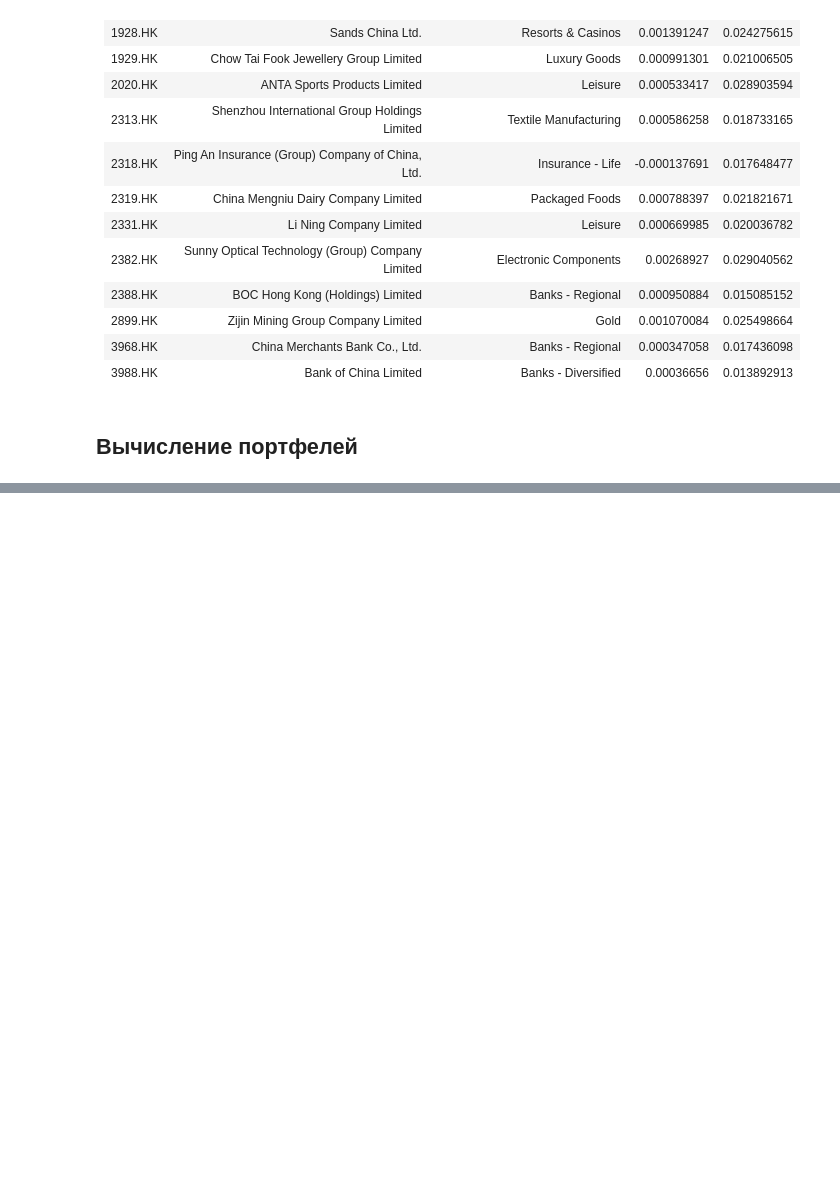
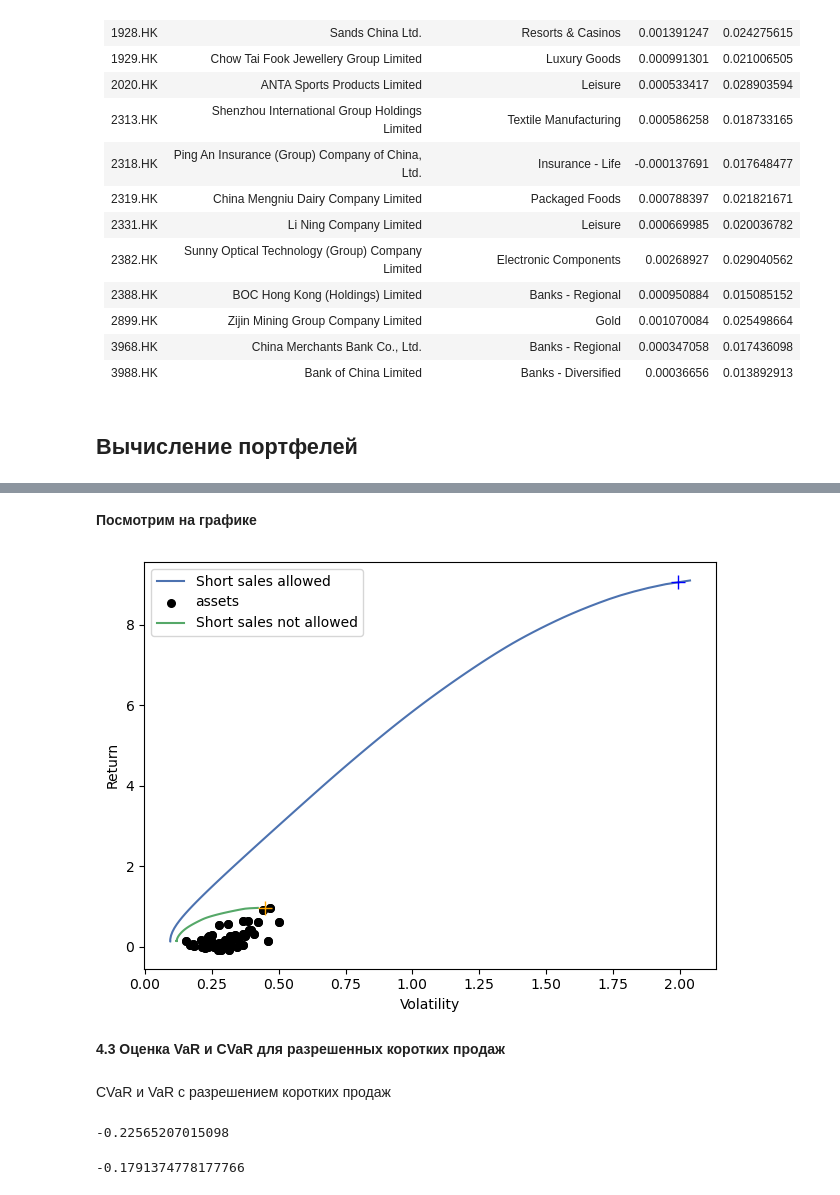
Before and after one commit to X-D-R/ChinaStockMarket, a Jupyter notebook: PortfolioProblem.ipynb, the cells around one changed output, grey strips where cells are left out. Drawn from its saved outputs; the diff is of its cells as text; code cells hidden in the pictures; blank space fills up the shorter version.

```diff
--- a/PortfolioProblem.ipynb
+++ b/PortfolioProblem.ipynb
@@ -312,0 +516,7 @@ plt.plot([0.118], [0.137], marker='+', color='black', markerfacecolor='red', mar
+# %%
+ef = EfficientFrontier(mu, Sigma, weight_bounds=(0,1))
+risk_avers_2=ef.max_quadratic_utility(risk_aversion=coeff, market_neutral=False)
+risk_avers_2_pwt=ef.clean_weights()
+pp = ef.portfolio_performance(verbose=True)
+portfolio_ra_2[0].append(pp[1])
+portfolio_ra_2[1].append(pp[0])
@@ -312,0 +536,16 @@ plt.plot([0.118], [0.137], marker='+', color='black', markerfacecolor='red', mar
+# %% [markdown]
+**Посмотрим на графике**
+# %%
+ef = EfficientFrontier(mu, Sigma, weight_bounds=(-1, 1))
+fig, ax = plt.subplots()
+plotting.plot_efficient_frontier(ef, ax=ax, show_assets=True, ef_param_range=np.linspace(0.00, 9.1, 100))
+ef = EfficientFrontier(mu, Sigma, weight_bounds=(0, 1))
+plotting.plot_efficient_frontier(ef, ax=ax, show_assets=True, ef_param_range=np.linspace(0.00, 0.96, 100))
+plt.plot(portfolio_ra[0], portfolio_ra[1], marker='+', color='blue', markerfacecolor='red', markersize=10)
+plt.plot(portfolio_ra_2[0], portfolio_ra_2[1], marker='+', color='orange', markerfacecolor='red', markersize=10)
+plt.legend(['Short sales allowed', 'assets', 'Short sales not allowed'])
+plt.show()
+# %% [output]
+[figure, added]
+# %% [markdown]
+**4.3 Оценка VaR и CVaR для разрешенных коротких продаж**
@@ -312,0 +582,10 @@ plt.plot([0.118], [0.137], marker='+', color='black', markerfacecolor='red', mar
+# %% [markdown]
+CVaR и VaR с разрешением коротких продаж
+# %%
+cvar(1, returns, weights)
+# %% [output]
+-0.22565207015098
+# %%
+value_at_risk(1, returns, weights)
+# %% [output]
+-0.1791374778177766
```
Also changed, not shown: parts of 54 cells of this notebook.
